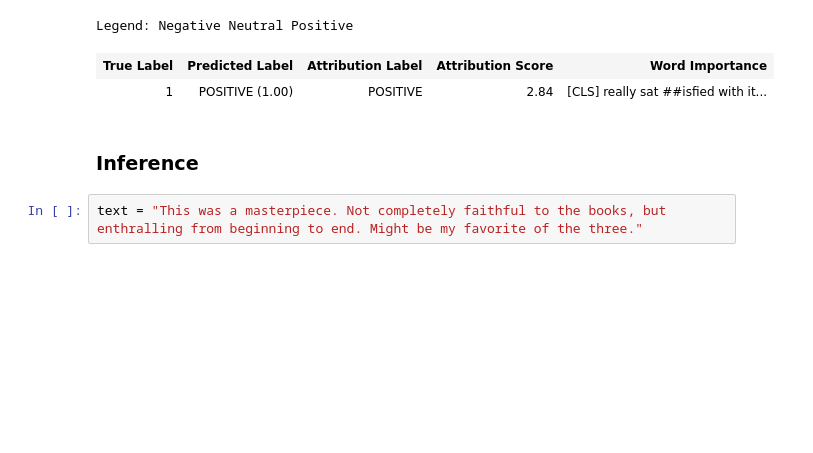
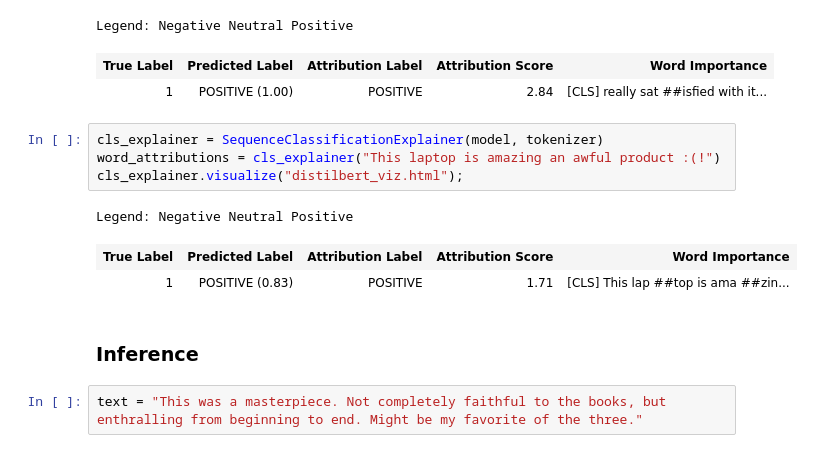
Before and after one commit to dqmis/nlp-classification, a Jupyter notebook: notebooks/amazon_reviews/distilbert.ipynb, the cells around one changed output. Drawn from its saved outputs; the diff is of its cells as text; blank space fills up the shorter version.

```diff
--- a/notebooks/amazon_reviews/distilbert.ipynb
+++ b/notebooks/amazon_reviews/distilbert.ipynb
@@ -148,6 +159,14 @@ cls_explainer.visualize("distilbert_viz.html");
 Legend: Negative Neutral Positive
 | True Label | Predicted Label | Attribution Label | Attribution Score | Word Importance |
 | 1 | POSITIVE (1.00) | POSITIVE | 2.84 | [CLS] really sat ##isfied with it... |
+# %%
+cls_explainer = SequenceClassificationExplainer(model, tokenizer)
+word_attributions = cls_explainer("This laptop is amazing an awful product :(!")
+cls_explainer.visualize("distilbert_viz.html");
+# %% [output]
+Legend: Negative Neutral Positive
+| True Label | Predicted Label | Attribution Label | Attribution Score | Word Importance |
+| 1 | POSITIVE (0.83) | POSITIVE | 1.71 | [CLS] This lap ##top is ama ##zin... |
 # %% [markdown]
 ### Inference
 # %%
```
Also changed, not shown: parts of 18 cells of this notebook, 18 other files.
